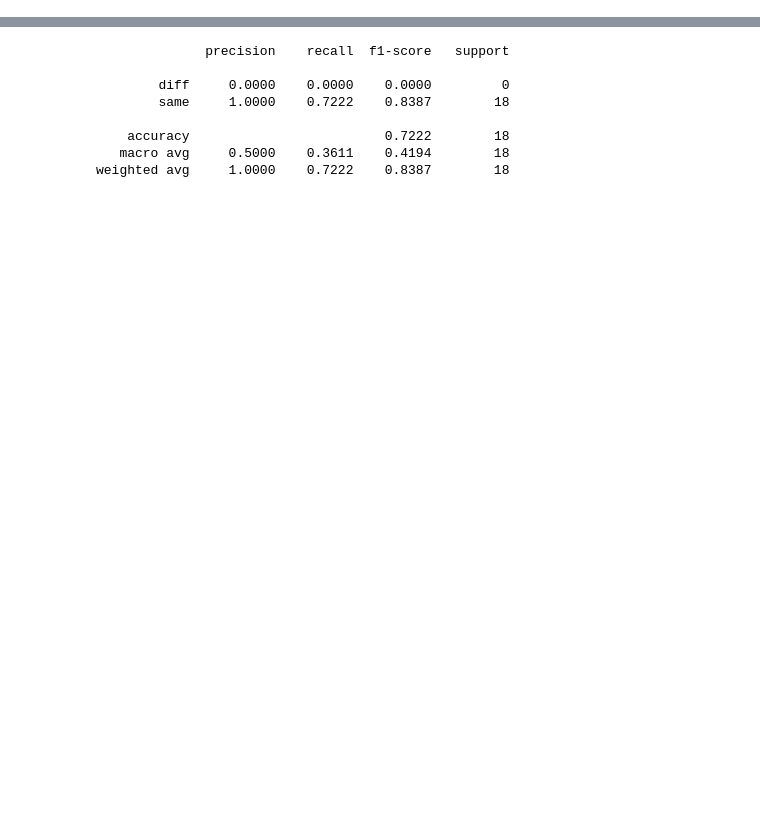
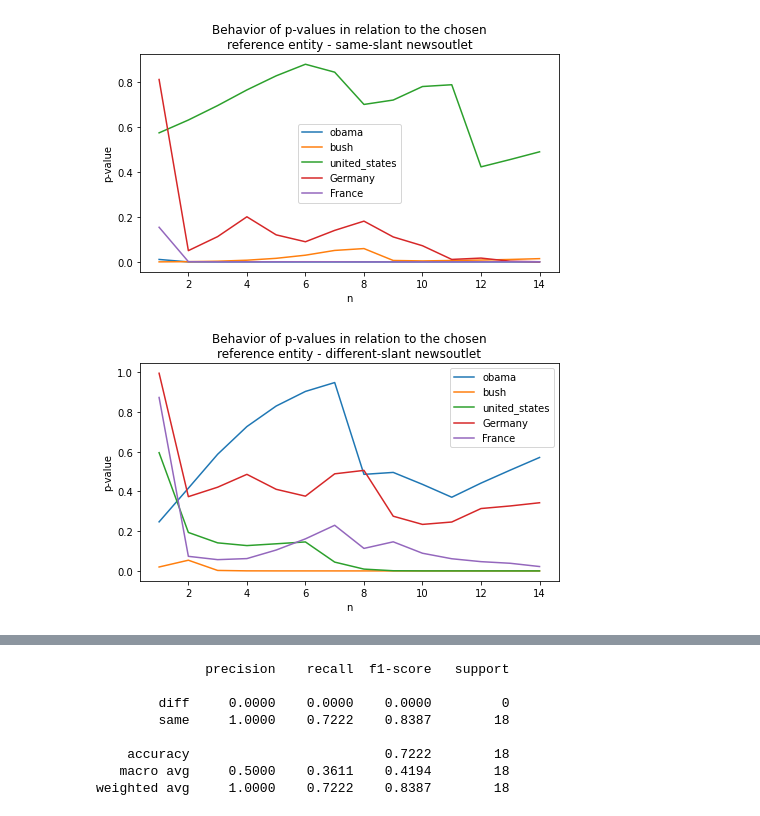
Before and after one commit to the-banandit/OmissionOrCommission, a Jupyter notebook: compareNews.ipynb, the cells around one changed output, grey strips where cells are left out. Saved outputs shown, nothing was run; the diff lists cells and outputs as text; code cells hidden in the pictures; blank space fills up the shorter version.

```diff
--- a/compareNews.ipynb
+++ b/compareNews.ipynb
@@ -722,0 +1009,25 @@ message_me("nSameSlant_All")
+# %%
+# Import and visualize - same-slant news-outlet
+df_same = pd.read_csv(RESULTS_PATH + "reference_entity_estimation_same.csv")
+
+df_same.plot(kind="line", figsize=(7.5, 4))
+plt.xlabel("n")
+plt.ylabel("p-value")
+plt.title(
+    "Behavior of p-values in relation to the chosen\nreference entity - same-slant newsoutlet"
+)
+plt.show()
+
+# Import and visualize - diff-slant news-outlet
+df_diff = pd.read_csv(RESULTS_PATH + "reference_entity_estimation_diff.csv")
+
+df_diff.plot(kind="line", figsize=(7.5, 4))
+plt.xlabel("n")
+plt.ylabel("p-value")
+plt.title(
+    "Behavior of p-values in relation to the chosen\nreference entity - different-slant newsoutlet"
+)
+plt.show()
+# %% [output]
+[figure, added]
+[figure, added]
```
Also changed, not shown: parts of 69 cells of this notebook, 10 other files.
